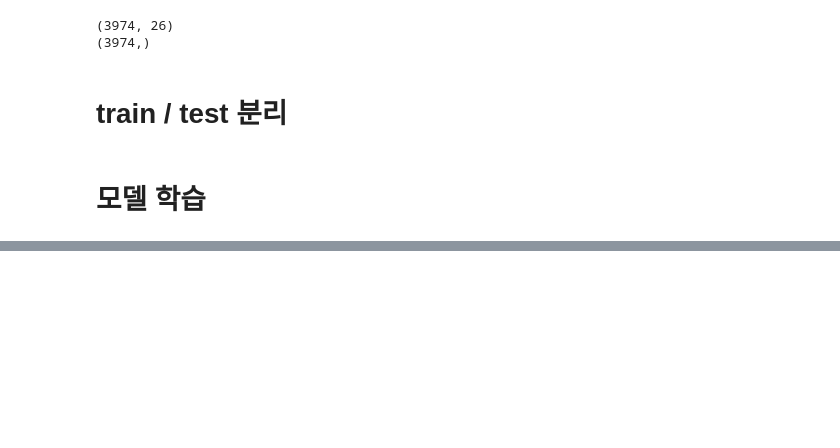
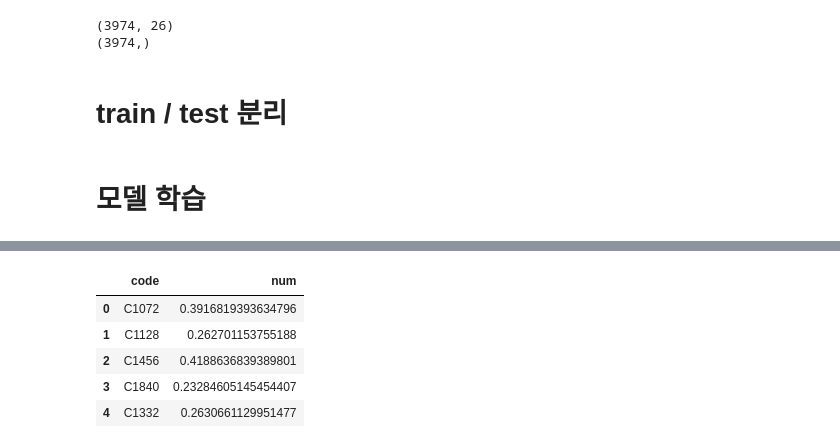
Before and after one commit to bbang-bbang/Deep_Learning, a Jupyter notebook: Dacon_주차_수요_예측(2022_01_12).ipynb, the cells around one changed output, grey strips where cells are left out. Saved outputs shown, nothing was run; the diff lists cells and outputs as text; code cells hidden in the pictures; blank space fills up the shorter version.

```diff
--- a/Dacon_주차_수요_예측(2022_01_11).ipynb
+++ b/Dacon_주차_수요_예측(2022_01_12).ipynb
@@ -422,0 +466,4 @@ mape= 64.60513305664062
+# %%
+result_df = result_df.reset_index()
+# %%
+result_df = result_df[['단지코드', '등록차량수']]
@@ -422,0 +498,20 @@ mape= 64.60513305664062
+# %%
+submission_code = sample.code.to_numpy()
+
+submission = []
+
+for code in submission_code:
+    submission.append([code, result_map[code]])
+
+submission = np.array(submission)
+
+submission_df = pd.DataFrame(submission, columns=["code", "num"])
+
+submission_df.head()
+# %% [output]
+|  | code | num |
+| 0 | C1072 | 0.3916819393634796 |
+| 1 | C1128 | 0.262701153755188 |
+| 2 | C1456 | 0.4188636839389801 |
+| 3 | C1840 | 0.23284605145454407 |
+| 4 | C1332 | 0.2630661129951477 |
```
Also changed, not shown: parts of 15 cells of this notebook, 1 other file.
